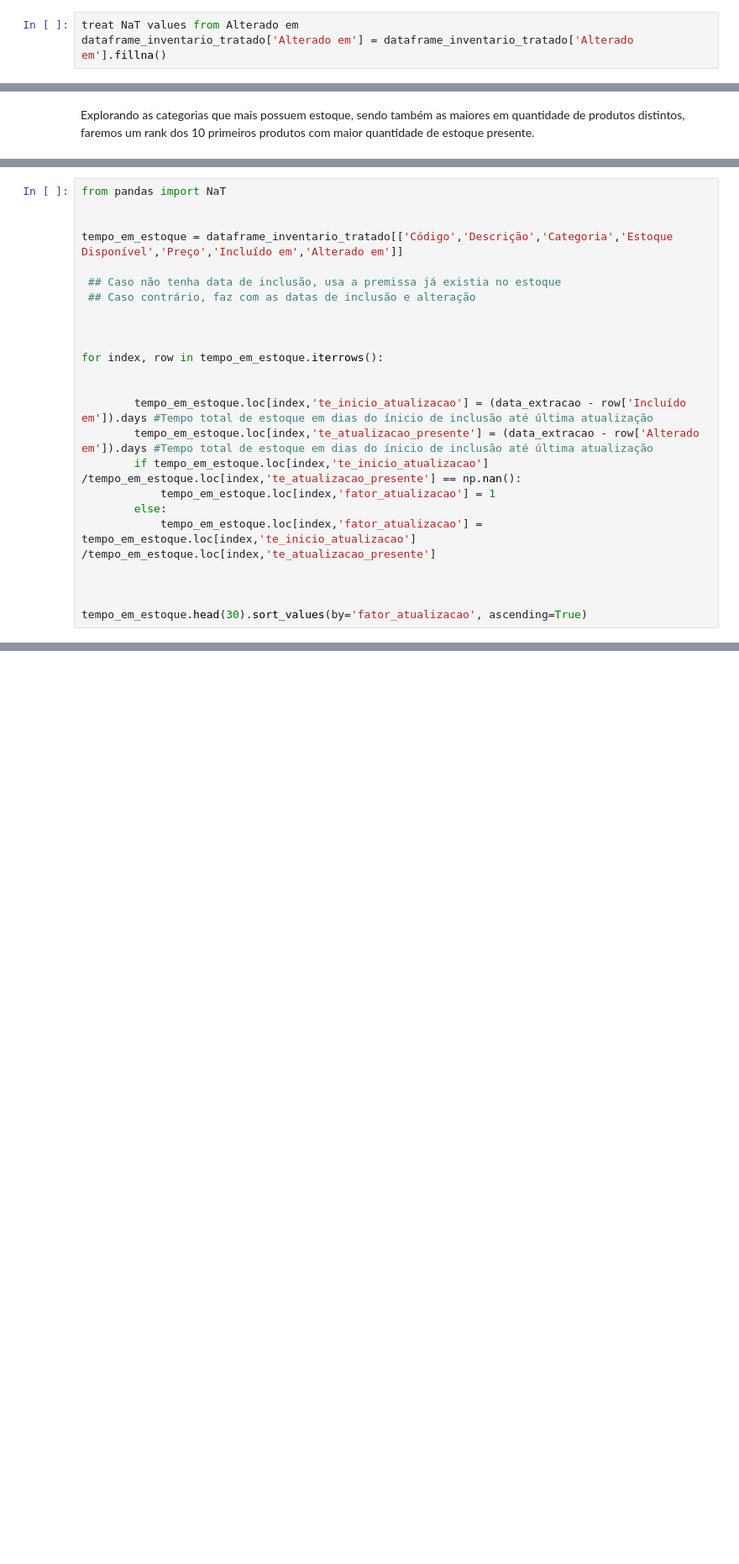
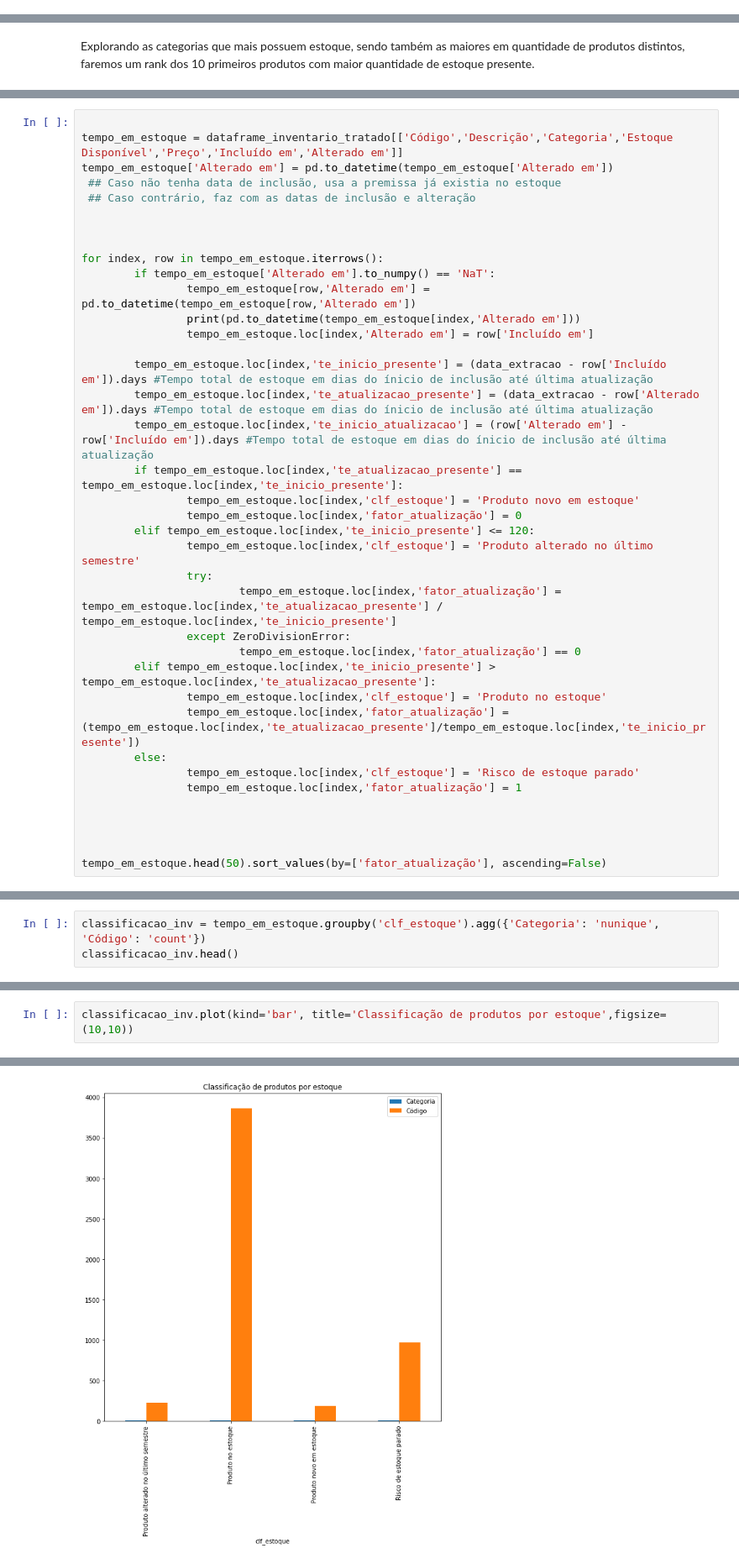
Before and after one commit to donbigode/Timeseries-prediction-model, a Jupyter notebook: Analysis/EDA.ipynb, the cells around one changed output, grey strips where cells are left out. Shown: that part at 84% size. Cells and saved outputs as stored; diff of their text form; blank space fills up the shorter version.

Commit message:
debugging fator de estoque

```diff
--- a/Analysis/EDA.ipynb
+++ b/Analysis/EDA.ipynb
@@ -329,3 +403,0 @@ Ainda como enriquecimentos dos dados, iremos considerar como premissa os casos e
-# %%
-treat NaT values from Alterado em
-dataframe_inventario_tratado['Alterado em'] = dataframe_inventario_tratado['Alterado em'].fillna()
@@ -498,25 +627,39 @@ Nota: o "fator_atualizacao", portanto, no dará os itens mais parados em estoque
 # %%
-from pandas import NaT
-
 
 tempo_em_estoque = dataframe_inventario_tratado[['Código','Descrição','Categoria','Estoque Disponível','Preço','Incluído em','Alterado em']]
-
+tempo_em_estoque['Alterado em'] = pd.to_datetime(tempo_em_estoque['Alterado em'])
  ## Caso não tenha data de inclusão, usa a premissa já existia no estoque
  ## Caso contrário, faz com as datas de inclusão e alteração
 
 
 
 for index, row in tempo_em_estoque.iterrows():
+        if tempo_em_estoque['Alterado em'].to_numpy() == 'NaT':
+                tempo_em_estoque[row,'Alterado em'] = pd.to_datetime(tempo_em_estoque[row,'Alterado em'])
+                print(pd.to_datetime(tempo_em_estoque[index,'Alterado em']))
+                tempo_em_estoque.loc[index,'Alterado em'] = row['Incluído em']
 
-
-        tempo_em_estoque.loc[index,'te_inicio_atualizacao'] = (data_extracao - row['Incluído em']).days #Tempo total de estoque em dias do ínicio de inclusão até última atualização
+        tempo_em_estoque.loc[index,'te_inicio_presente'] = (data_extracao - row['Incluído em']).days #Tempo total de estoque em dias do ínicio de inclusão até última atualização
         tempo_em_estoque.loc[index,'te_atualizacao_presente'] = (data_extracao - row['Alterado em']).days #Tempo total de estoque em dias do ínicio de inclusão até última atualização
-        if tempo_em_estoque.loc[index,'te_inicio_atualizacao'] /tempo_em_estoque.loc[index,'te_atualizacao_presente'] == np.nan():
-            tempo_em_estoque.loc[index,'fator_atualizacao'] = 1
+        tempo_em_estoque.loc[index,'te_inicio_atualizacao'] = (row['Alterado em'] - row['Incluído em']).days #Tempo total de estoque em dias do ínicio de inclusão até última atualização
+        if tempo_em_estoque.loc[index,'te_atualizacao_presente'] ==  tempo_em_estoque.loc[index,'te_inicio_presente']:
+                tempo_em_estoque.loc[index,'clf_estoque'] = 'Produto novo em estoque'
+                tempo_em_estoque.loc[index,'fator_atualização'] = 0
+        elif tempo_em_estoque.loc[index,'te_inicio_presente'] <= 120:
+                tempo_em_estoque.loc[index,'clf_estoque'] = 'Produto alterado no último semestre'
+                try:
+                        tempo_em_estoque.loc[index,'fator_atualização'] = tempo_em_estoque.loc[index,'te_atualizacao_presente'] / tempo_em_estoque.loc[index,'te_inicio_presente']
+                except ZeroDivisionError:
+                        tempo_em_estoque.loc[index,'fator_atualização'] == 0
+        elif tempo_em_estoque.loc[index,'te_inicio_presente'] > tempo_em_estoque.loc[index,'te_atualizacao_presente']:
+                tempo_em_estoque.loc[index,'clf_estoque'] = 'Produto no estoque'
+                tempo_em_estoque.loc[index,'fator_atualização'] = (tempo_em_estoque.loc[index,'te_atualizacao_presente']/tempo_em_estoque.loc[index,'te_inicio_presente'])
         else:
-            tempo_em_estoque.loc[index,'fator_atualizacao'] = tempo_em_estoque.loc[index,'te_inicio_atualizacao'] /tempo_em_estoque.loc[index,'te_atualizacao_presente']
+                tempo_em_estoque.loc[index,'clf_estoque'] = 'Risco de estoque parado'
+                tempo_em_estoque.loc[index,'fator_atualização'] = 1
 
 
 
-tempo_em_estoque.head(30).sort_values(by='fator_atualizacao', ascending=True)
+
+tempo_em_estoque.head(50).sort_values(by=['fator_atualização'], ascending=False)
 # %% [output]
@@ -549,0 +675,3 @@ for index, row in dataframe_inventario_tratado.groupby('Categoria',).iterrows():
+# %%
+classificacao_inv = tempo_em_estoque.groupby('clf_estoque').agg({'Categoria': 'nunique', 'Código': 'count'})
+classificacao_inv.head()
@@ -549,0 +685,3 @@ for index, row in dataframe_inventario_tratado.groupby('Categoria',).iterrows():
+# %%
+classificacao_inv.plot(kind='bar', title='Classificação de produtos por estoque',figsize=(10,10))
+# %% [output]
@@ -549,0 +689 @@ for index, row in dataframe_inventario_tratado.groupby('Categoria',).iterrows():
+[figure, added]
```
Also changed, not shown: parts of 44 cells of this notebook, 2 other files.
